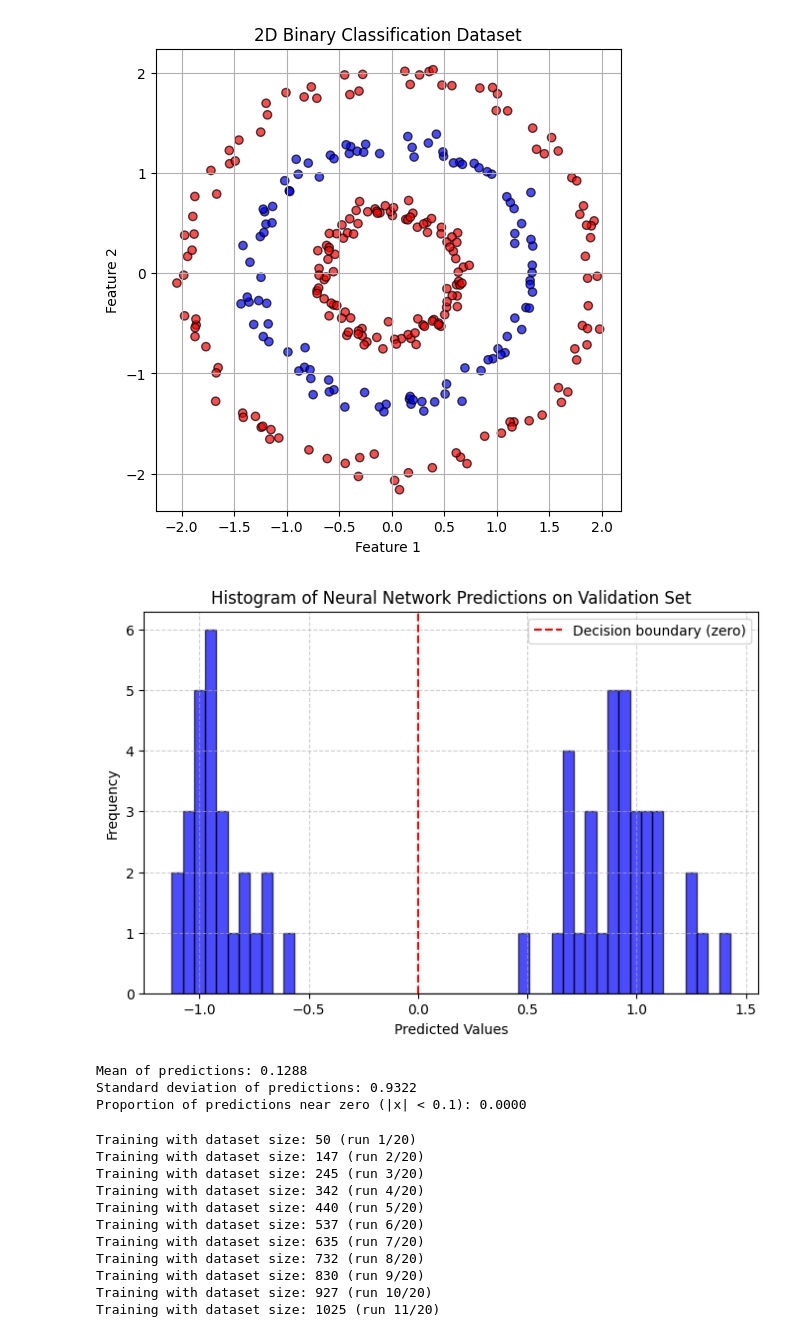
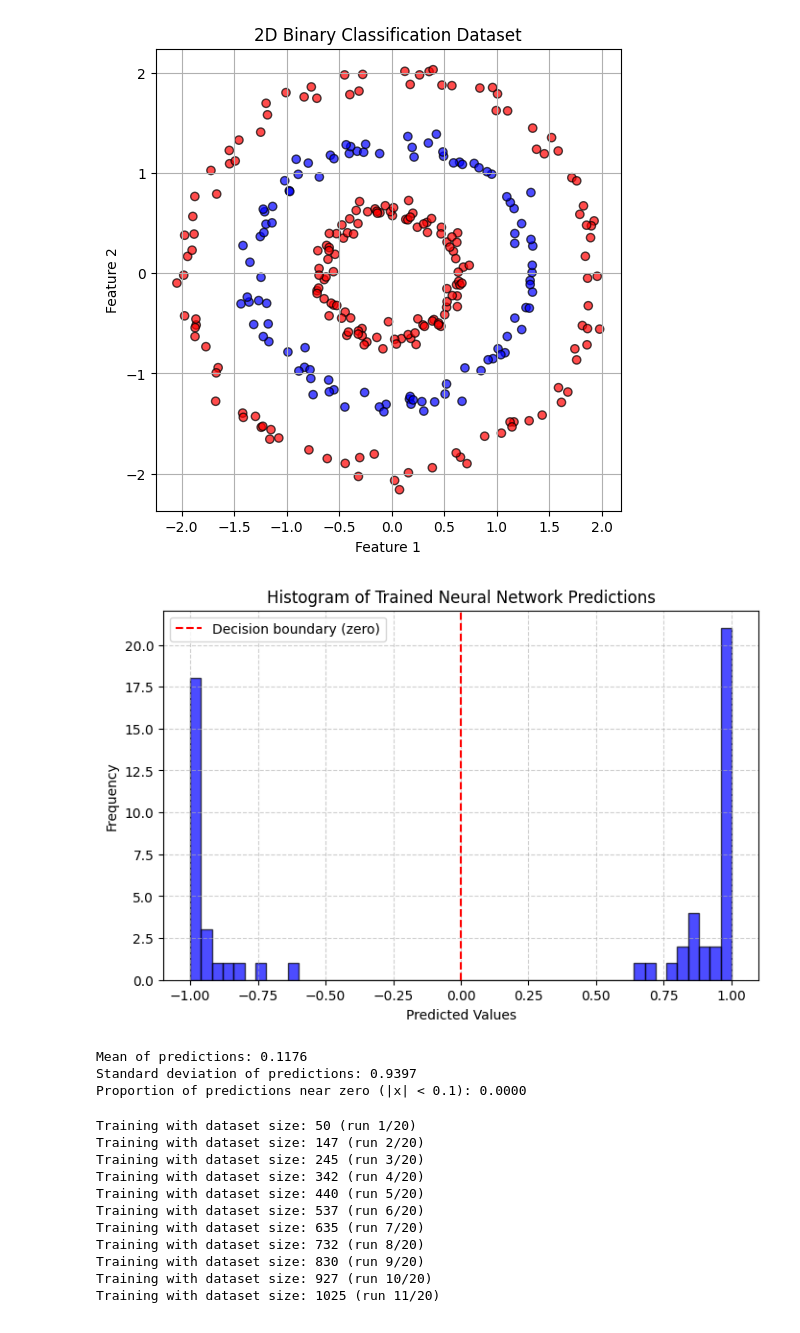
Before and after one commit to StratosFair/DNN_Classifiers_Fast_Rates, a Jupyter notebook: concentric_circles_hard_margin.ipynb, the cells around one changed output. Cells and saved outputs as stored; diff of their text form; code cells hidden in the pictures.

```diff
--- a/concentric_circles_hard_margin.ipynb
+++ b/concentric_circles_hard_margin.ipynb
@@ -115,37 +115,39 @@ def plot_nn_histogram(X_train, y_train, X_val, y_val, epochs=5000, bins=50):
     with torch.no_grad():
         val_outputs = model(X_val).squeeze().numpy()  # Validation predictions
 
+    val_outputs = np.clip(val_outputs, -1, 1)
+
     # Plot the histogram of predictions
     plt.figure(figsize=(8, 5))
     plt.hist(val_outputs, bins=bins, color='blue', edgecolor='black', alpha=0.7)
     plt.axvline(x=0, color='red', linestyle='--', label="Decision boundary (zero)")
-    plt.title("Histogram of Neural Network Predictions on Validation Set")
+    plt.title("Histogram of Trained Neural Network Predictions")
     plt.xlabel("Predicted Values")
     plt.ylabel("Frequency")
     plt.legend()
     plt.grid(True, linestyle="--", alpha=0.6)
     plt.show()
 
     # Print some stats about the predictions
     print(f"Mean of predictions: {np.mean(val_outputs):.4f}")
     print(f"Standard deviation of predictions: {np.std(val_outputs):.4f}")
     print(f"Proportion of predictions near zero (|x| < 0.1): {np.mean(np.abs(val_outputs) < 0.1):.4f}")
 
 # Generate dataset for visualization and split into train/validation sets
 n_samples = 300
 X, y = generate_2d_dataset(n_samples, n_circles=3, noise=0.1)
 X_train, X_val, y_train, y_val = train_test_split(X, y, test_size=0.2, random_state=42)
 
 # Plot the dataset (optional, for visualization purposes)
 plot_dataset(X, y)
 
 # Train the neural network and plot histogram of predictions
 plot_nn_histogram(X_train, y_train, X_val, y_val, epochs=1000, bins=50)
 # %% [output]
 [figure]
-[figure, old version]
+[figure, new version]
-Mean of predictions: 0.1288
-Standard deviation of predictions: 0.9322
+Mean of predictions: 0.1176
+Standard deviation of predictions: 0.9397
 Proportion of predictions near zero (|x| < 0.1): 0.0000
 # %%
 def run_experiment(sample_sizes, epochs=5000):
```
